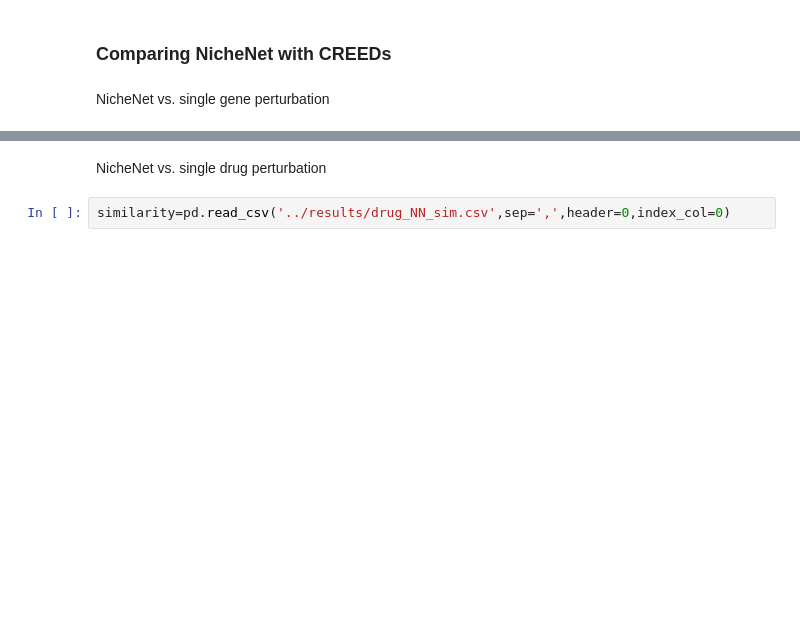
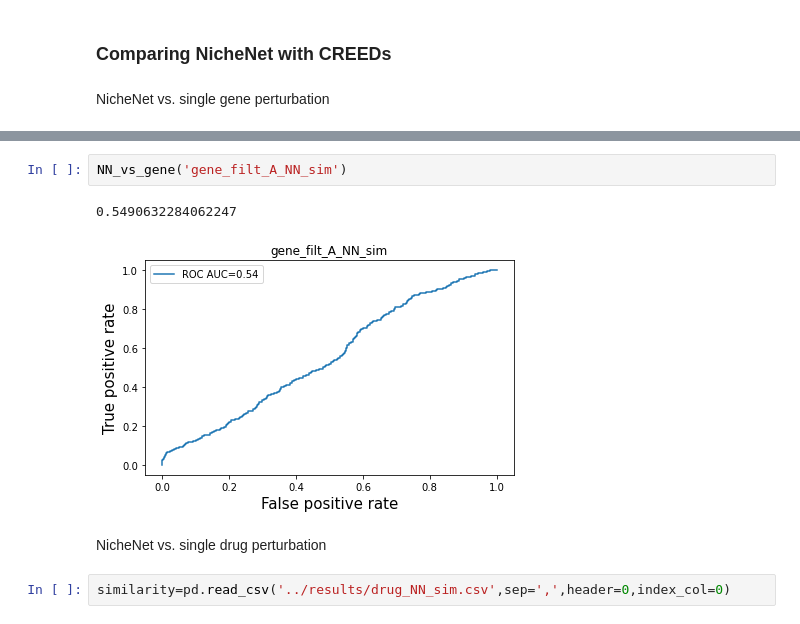
Before and after one commit to Vargeszti/Thesis, a Jupyter notebook: code/similarities.ipynb, the cells around one changed output, grey strips where cells are left out. Cells and saved outputs as stored; diff of their text form; blank space fills up the shorter version.

```diff
--- a/code/similarities.ipynb
+++ b/code/similarities.ipynb
@@ -414,3 +414,8 @@ plt.tight_layout()
+# %%
+NN_vs_gene('gene_filt_A_NN_sim')
+# %% [output]
+0.5490632284062247
+[figure, added]
 # %% [markdown]
 NicheNet vs. single drug perturbation
 # %%
```
Also changed, not shown: parts of 43 cells of this notebook, 1 other file.
